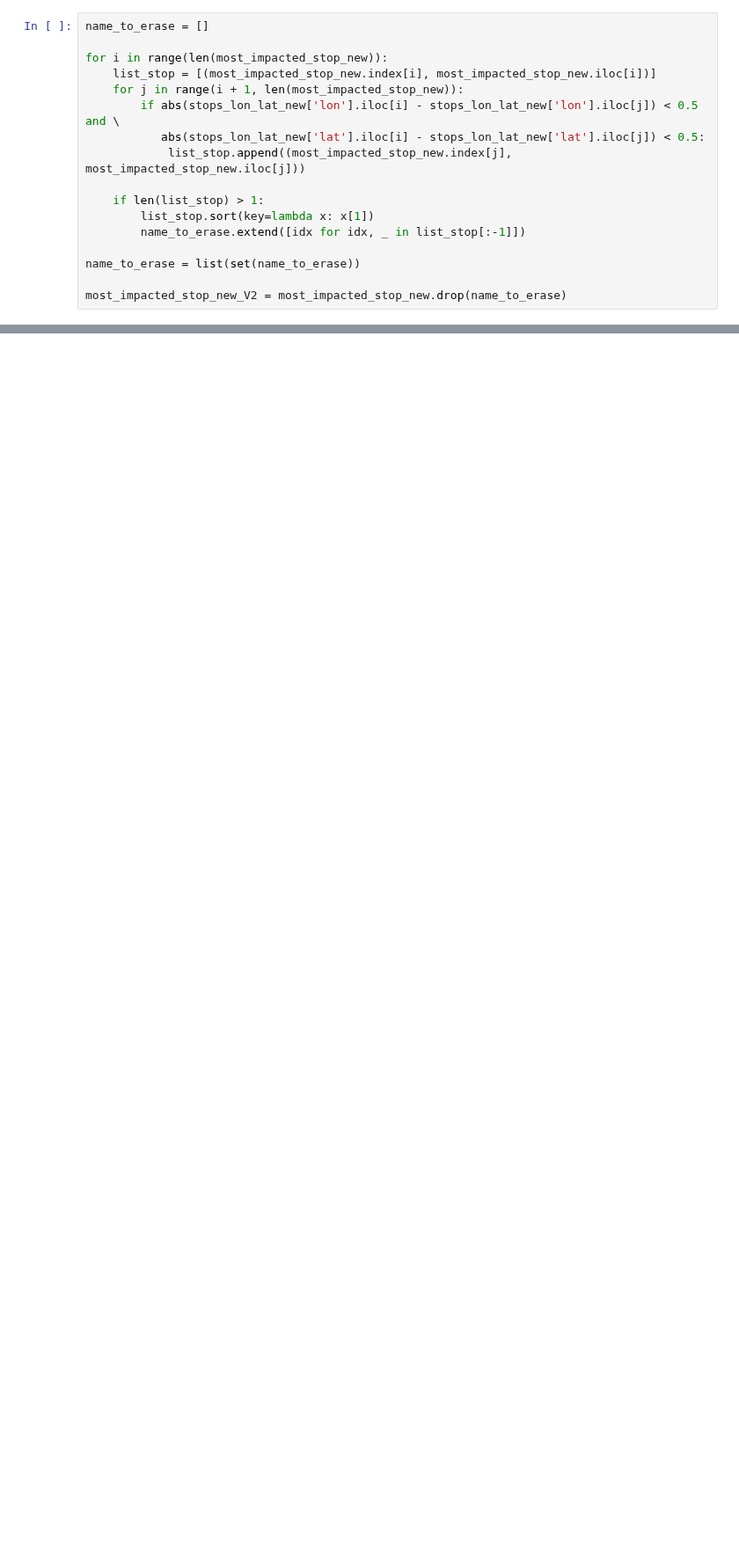
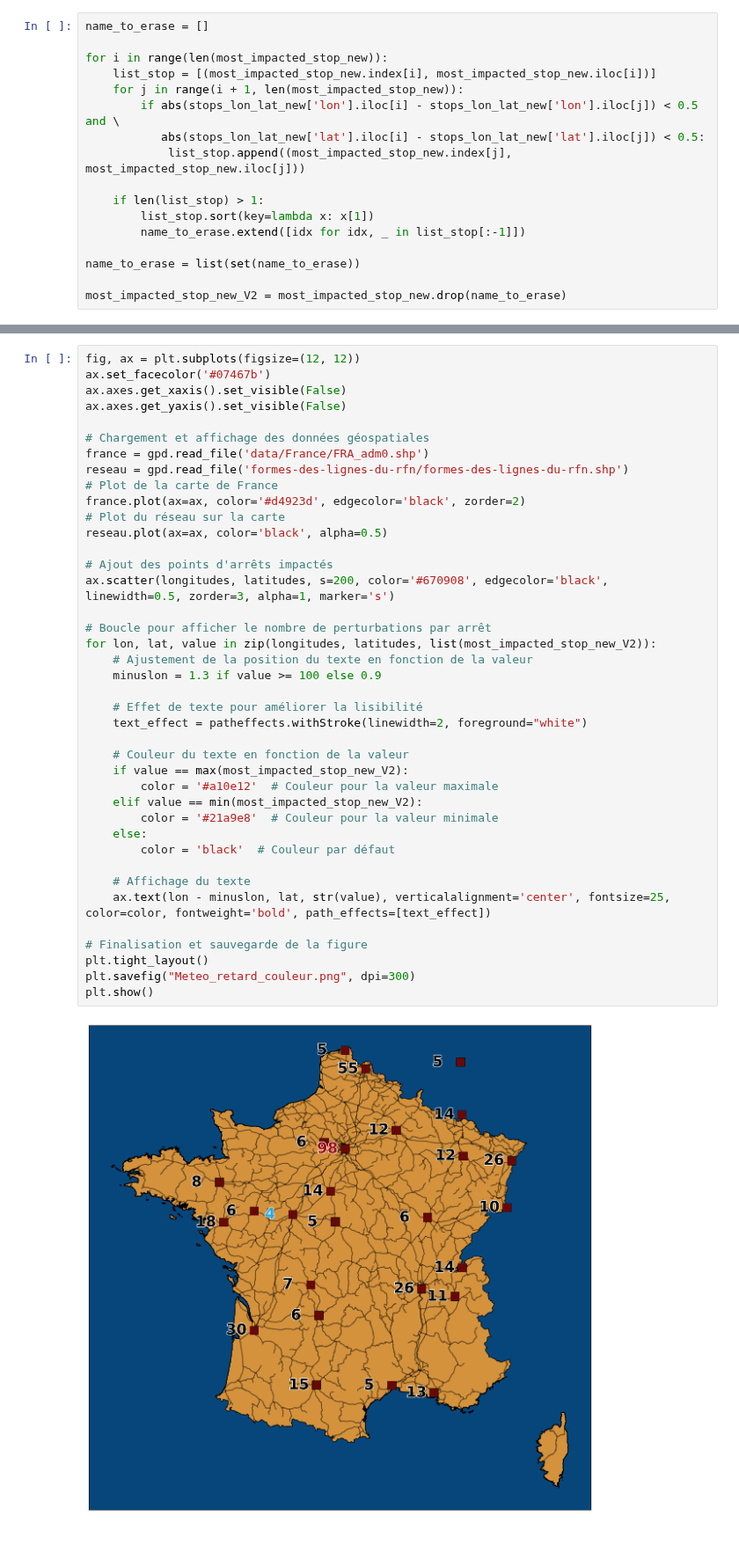
Before and after one commit to KylianSts/Perturbations_transport_public, a Jupyter notebook: TGV_TER_database_analysis.ipynb, the cells around one changed output, grey strips where cells are left out. Shown at 88% size. Cells and saved outputs as stored; diff of their text form; blank space fills up the shorter version.

```diff
--- a/TGV_TER_database_analysis.ipynb
+++ b/TGV_TER_database_analysis.ipynb
@@ -659,3 +598,45 @@ plt.show()
+# %%
+fig, ax = plt.subplots(figsize=(12, 12))
+ax.set_facecolor('#07467b')
+ax.axes.get_xaxis().set_visible(False)
+ax.axes.get_yaxis().set_visible(False)
+
+# Chargement et affichage des données géospatiales
+france = gpd.read_file('data/France/FRA_adm0.shp')
+reseau = gpd.read_file('formes-des-lignes-du-rfn/formes-des-lignes-du-rfn.shp')
+# Plot de la carte de France
+france.plot(ax=ax, color='#d4923d', edgecolor='black', zorder=2)
+# Plot du réseau sur la carte
+reseau.plot(ax=ax, color='black', alpha=0.5)
+
+# Ajout des points d'arrêts impactés
+ax.scatter(longitudes, latitudes, s=200, color='#670908', edgecolor='black', linewidth=0.5, zorder=3, alpha=1, marker='s')
+
+# Boucle pour afficher le nombre de perturbations par arrêt
+for lon, lat, value in zip(longitudes, latitudes, list(most_impacted_stop_new_V2)):
+    # Ajustement de la position du texte en fonction de la valeur
+    minuslon = 1.3 if value >= 100 else 0.9
+
+    # Effet de texte pour améliorer la lisibilité
+    text_effect = patheffects.withStroke(linewidth=2, foreground="white")
+
+    # Couleur du texte en fonction de la valeur
+    if value == max(most_impacted_stop_new_V2):
+        color = '#a10e12'  # Couleur pour la valeur maximale
+    elif value == min(most_impacted_stop_new_V2):
+        color = '#21a9e8'  # Couleur pour la valeur minimale
+    else:
+        color = 'black'  # Couleur par défaut
+
+    # Affichage du texte
+    ax.text(lon - minuslon, lat, str(value), verticalalignment='center', fontsize=25, color=color, fontweight='bold', path_effects=[text_effect])
+
+# Finalisation et sauvegarde de la figure
+plt.tight_layout()
+plt.savefig("Meteo_retard_couleur.png", dpi=300)
+plt.show()
+# %% [output]
+[figure, added]
 # %% [markdown]
 ##
 # %% [markdown]
```
Also changed, not shown: parts of 79 cells of this notebook.
